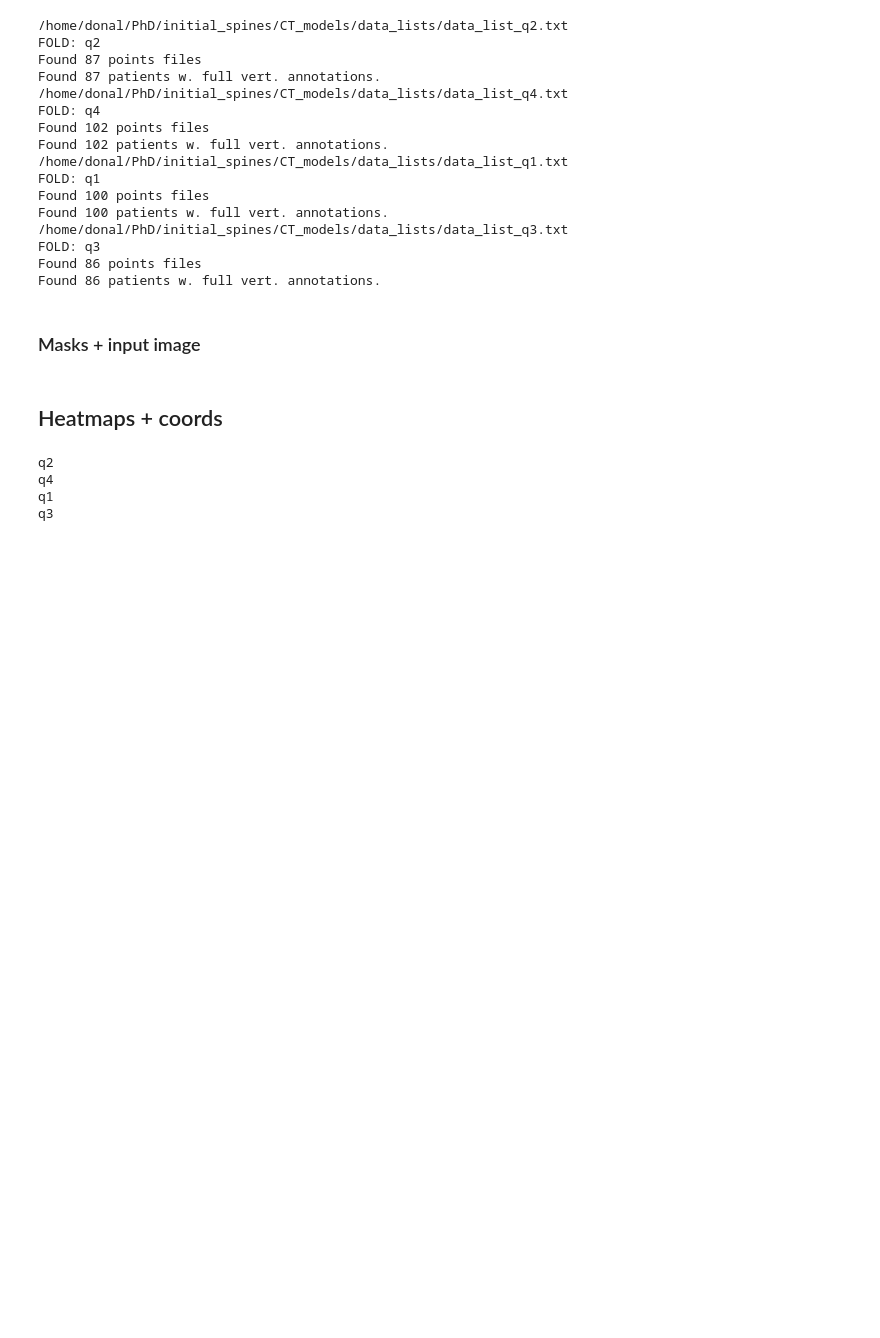
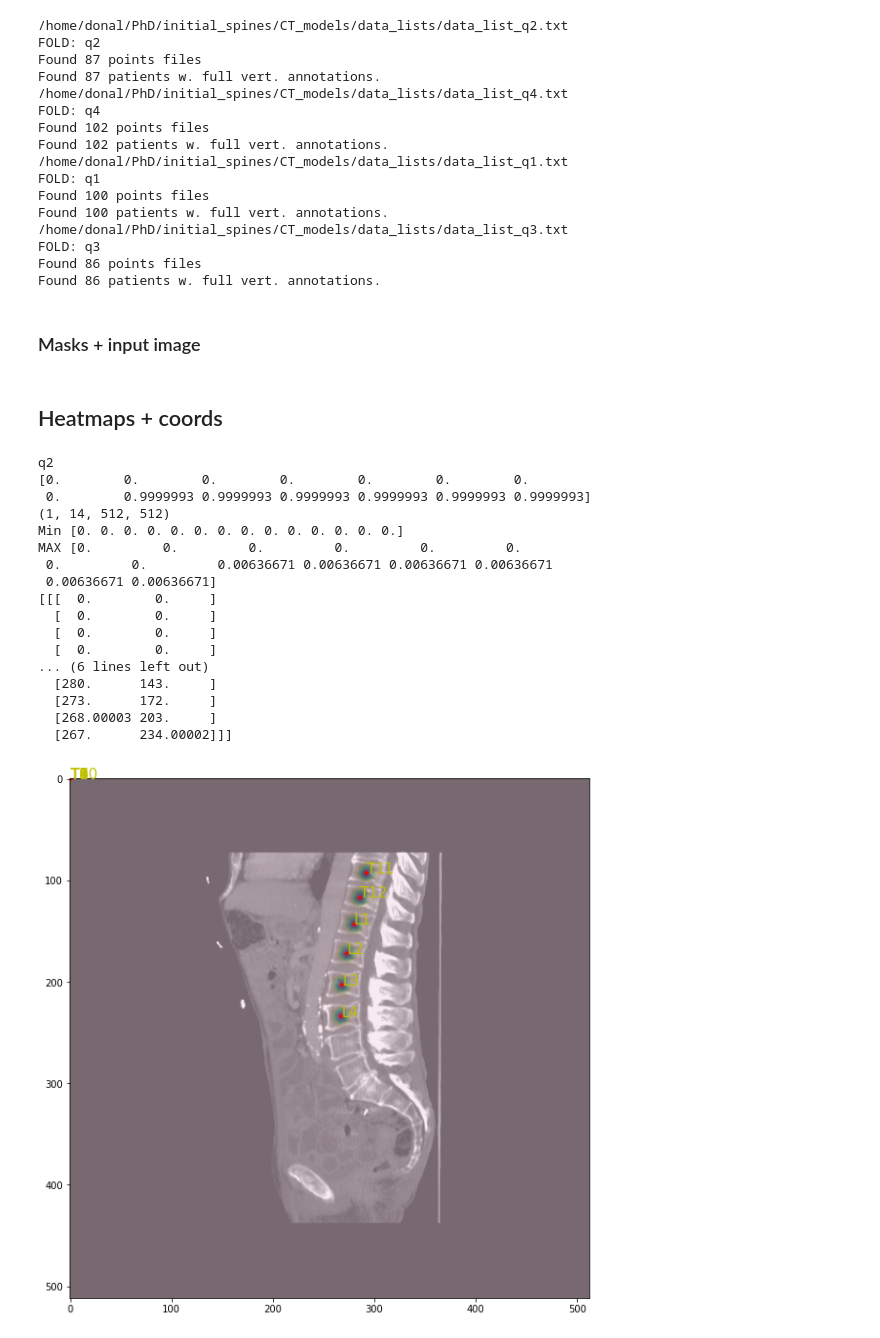
Before and after one commit to DMcSweeney/coronal_sagittal_cnn, a Jupyter notebook: notebooks/prepare_labelling.ipynb, the cells around one changed output. Cells and saved outputs as stored; diff of their text form; code cells hidden in the pictures; blank space fills up the shorter version.

Commit message:
Working coords

```diff
--- a/notebooks/prepare_labelling.ipynb
+++ b/notebooks/prepare_labelling.ipynb
@@ -191,50 +195,71 @@ import torch
 # %%
 for fold, mask_dict in fold_data.items():
     print(fold)
     for name, points_dict in mask_dict.items():
         midline = np.load(f'/data/PAB_data/images_sagittal/sagittal_midline/{fold}/{name}.npy').astype(np.float32)
         midline /= 255
 
         points = points2frame(name, points_dict)
         centre_points = {}
         for level, pts in points.items():
             centre_points[level] = (512- np.mean(pts[0]), np.mean(pts[1]))
 
         heatmap = np.moveaxis(point2heatmap(centre_points), -1, 0)[np.newaxis]
+        #heatmap = dsntnn.flat_softmax(torch.tensor(heatmap)).numpy()
+        print(np.sum(heatmap[0], axis=(-2, -1)))
+        print(heatmap.shape)
+        print('Min', np.min(heatmap[0], axis=(-2,-1)))
+        print('MAX', np.max(heatmap[0], axis=(-2,-1)))
+
         dsnt_coords = get_coords(torch.tensor(heatmap)).numpy()
-
+        print(dsnt_coords)
         os.makedirs(f'/data/PAB_data/vert_labelling/{fold}/targets/heatmaps/', exist_ok=True)
         os.makedirs(f'/data/PAB_data/vert_labelling/{fold}/targets/coordinates/', exist_ok=True)
-        np.save(f'/data/PAB_data/vert_labelling/{fold}/targets/heatmaps/{name}.npy', np.squeeze(heatmap))
+#         np.save(f'/data/PAB_data/vert_labelling/{fold}/targets/heatmaps/{name}.npy', np.squeeze(heatmap))
 
 
-        with open(f'/data/PAB_data/vert_labelling/{fold}/targets/coordinates/{name}.csv', 'w') as f:
-            wrt = csv.writer(f, dialect='excel')
-            wrt.writerow(['Level', 'X', 'Y'])
-            for vert in ordered_verts:
-                if vert not in centre_points: continue
-                x, y = centre_points[vert]
-                wrt.writerow([vert, x, y])
+#         with open(f'/data/PAB_data/vert_labelling/{fold}/targets/coordinates/{name}.csv', 'w') as f:
+#             wrt = csv.writer(f, dialect='excel')
+#             wrt.writerow(['Level', 'X', 'Y'])
+#             for vert in ordered_verts:
+#                 if vert not in centre_points: continue
+#                 x, y = centre_points[vert]
+#                 wrt.writerow([vert, x, y])
 
-#         cmap = sns.cubehelix_palette(start=1.5, rot=-1.5, gamma=0.8, as_cmap=True)
-#         fig, ax = plt.subplots(1, 1, figsize=(20, 20))
-#         ax.imshow(midline, cmap='gray')
-#         #ax.imshow(np.argmax(heatmap, axis=1)[0], alpha=0.5)
-#         ax.imshow(np.max(heatmap, axis=1)[0], alpha=0.5, cmap=cmap)
+        cmap = sns.cubehelix_palette(start=1.5, rot=-1.5, gamma=0.8, as_cmap=True)
+        fig, ax = plt.subplots(1, 1, figsize=(10, 10))
+        ax.imshow(midline, cmap='gray')
+        #ax.imshow(np.argmax(heatmap, axis=1)[0], alpha=0.5)
+        ax.imshow(np.max(heatmap, axis=1)[0], alpha=0.5, cmap=cmap)
 
-# #         for vert, point in centre_points.items():
-# #             ax.scatter(*point, s=20, c='y', marker='*')
-# #             ax.text(*point, vert, c='r', size=15)
+#         for vert, point in centre_points.items():
+#             ax.scatter(*point, s=20, c='y', marker='*')
+#             ax.text(*point, vert, c='r', size=15)
 
-#         for channel in range(dsnt_coords.shape[1]):
-#             x, y = dsnt_coords[0, channel]
-#             #ax.scatter(x, y, s=20, c='r', marker='+')
-#             if channel == 0: continue
-#             vert = ordered_verts[channel - 1]
-#             ax.text(x, y, vert, c='y', size=15)
-#         break
+        for channel in range(dsnt_coords.shape[1]):
+            x, y = dsnt_coords[0, channel]
+            ax.scatter(x, y, s=20, c='r', marker='+')
+            if channel == 0: continue
+            vert = ordered_verts[channel - 1]
+            ax.text(x, y, vert, c='y', size=15)
+        break
+    break
 # %% [output]
 q2
-q4
-q1
-q3
+[0.        0.        0.        0.        0.        0.        0.
+ 0.        0.9999993 0.9999993 0.9999993 0.9999993 0.9999993 0.9999993]
+(1, 14, 512, 512)
+Min [0. 0. 0. 0. 0. 0. 0. 0. 0. 0. 0. 0. 0. 0.]
+MAX [0.         0.         0.         0.         0.         0.
+ 0.         0.         0.00636671 0.00636671 0.00636671 0.00636671
+ 0.00636671 0.00636671]
+[[[  0.        0.     ]
+  [  0.        0.     ]
+  [  0.        0.     ]
+  [  0.        0.     ]
+... (6 lines left out)
+  [280.      143.     ]
+  [273.      172.     ]
+  [268.00003 203.     ]
+  [267.      234.00002]]]
+[figure, added]
```
Also changed, not shown: parts of 2 cells of this notebook, 6 other files.
